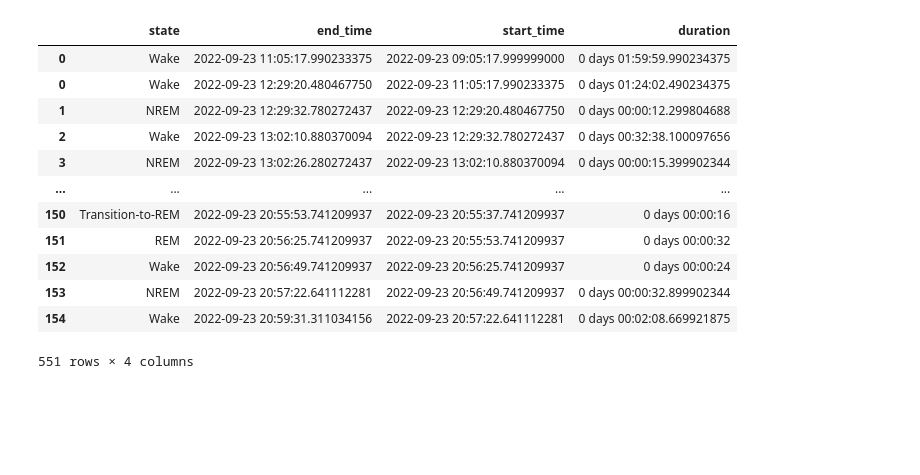
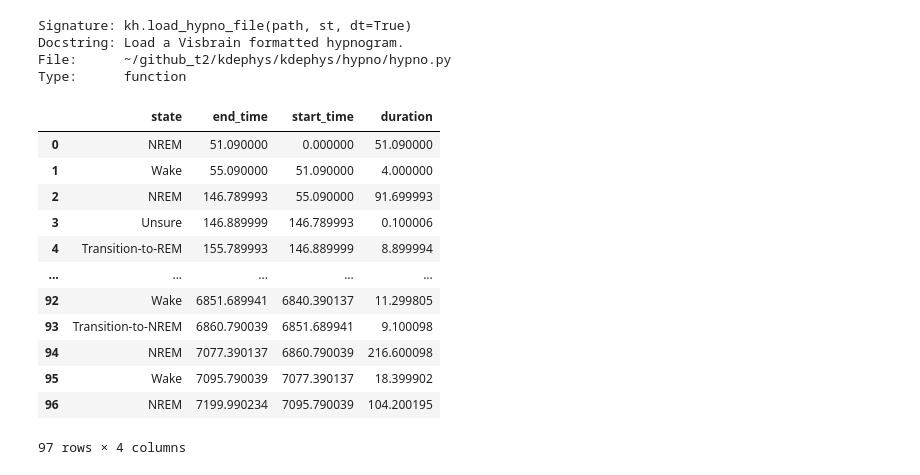
Before and after one commit to kortdriessen/acr, a Jupyter notebook: notebooks/hypno-scratch.ipynb, the cells around one changed output. Drawn from its saved outputs; the diff is of its cells as text; code cells hidden in the pictures; blank space fills up the shorter version.

Commit message:
misc changes to hypno/io/units

```diff
--- a/notebooks/hypno-scratch.ipynb
+++ b/notebooks/hypno-scratch.ipynb
@@ -46,16 +24,32 @@ info['rec_times']['sdpi']
-# %%
-h
-# %% [output]
-|  | state | end_time | start_time | duration |
-| 0 | Wake | 2022-09-23 11:05:17.990233375 | 2022-09-23 09:05:17.999999000 | 0 days 01:59:59.990234375 |
-| 0 | Wake | 2022-09-23 12:29:20.480467750 | 2022-09-23 11:05:17.990233375 | 0 days 01:24:02.490234375 |
-| 1 | NREM | 2022-09-23 12:29:32.780272437 | 2022-09-23 12:29:20.480467750 | 0 days 00:00:12.299804688 |
-| 2 | Wake | 2022-09-23 13:02:10.880370094 | 2022-09-23 12:29:32.780272437 | 0 days 00:32:38.100097656 |
-| 3 | NREM | 2022-09-23 13:02:26.280272437 | 2022-09-23 13:02:10.880370094 | 0 days 00:00:15.399902344 |
-| ... | ... | ... | ... | ... |
-| 150 | Transition-to-REM | 2022-09-23 20:55:53.741209937 | 2022-09-23 20:55:37.741209937 | 0 days 00:00:16 |
-| 151 | REM | 2022-09-23 20:56:25.741209937 | 2022-09-23 20:55:53.741209937 | 0 days 00:00:32 |
-| 152 | Wake | 2022-09-23 20:56:49.741209937 | 2022-09-23 20:56:25.741209937 | 0 days 00:00:24 |
-| 153 | NREM | 2022-09-23 20:57:22.641112281 | 2022-09-23 20:56:49.741209937 | 0 days 00:00:32.899902344 |
-| 154 | Wake | 2022-09-23 20:59:31.311034156 | 2022-09-23 20:57:22.641112281 | 0 days 00:02:08.669921875 |
-551 rows × 4 columns
+# %%
+subject = 'ACR_13'
+recording = 'sdpi-bl'
+chunks = ['chunk2', 'chunk2MD']
+# %%
+kh.load_hypno_file?
+# %% [output]
+Signature: kh.load_hypno_file(path, st, dt=True)
+Docstring: Load a Visbrain formatted hypnogram.
+File:      ~/github_t2/kdephys/kdephys/hypno/hypno.py
+Type:      function
+# %%
+hd = {}
+for chunk in chunks:
+    path = f'/Volumes/opto_loc/Data/ACR_PROJECT_MATERIALS/{subject}/hypnograms/hypno_{recording}_{chunk}.txt'
+    hd[chunk] = kh.load_hypno_file(path, st=None, dt=False)
+# %%
+hd['chunk2']
+# %% [output]
+|  | state | end_time | start_time | duration |
+| 0 | NREM | 51.090000 | 0.000000 | 51.090000 |
+| 1 | Wake | 55.090000 | 51.090000 | 4.000000 |
+| 2 | NREM | 146.789993 | 55.090000 | 91.699993 |
+| 3 | Unsure | 146.889999 | 146.789993 | 0.100006 |
+| 4 | Transition-to-REM | 155.789993 | 146.889999 | 8.899994 |
+| ... | ... | ... | ... | ... |
+| 92 | Wake | 6851.689941 | 6840.390137 | 11.299805 |
+| 93 | Transition-to-NREM | 6860.790039 | 6851.689941 | 9.100098 |
+| 94 | NREM | 7077.390137 | 6860.790039 | 216.600098 |
+| 95 | Wake | 7095.790039 | 7077.390137 | 18.399902 |
+| 96 | NREM | 7199.990234 | 7095.790039 | 104.200195 |
+97 rows × 4 columns
```
Also changed, not shown: parts of 9 cells of this notebook, 8 other files.
